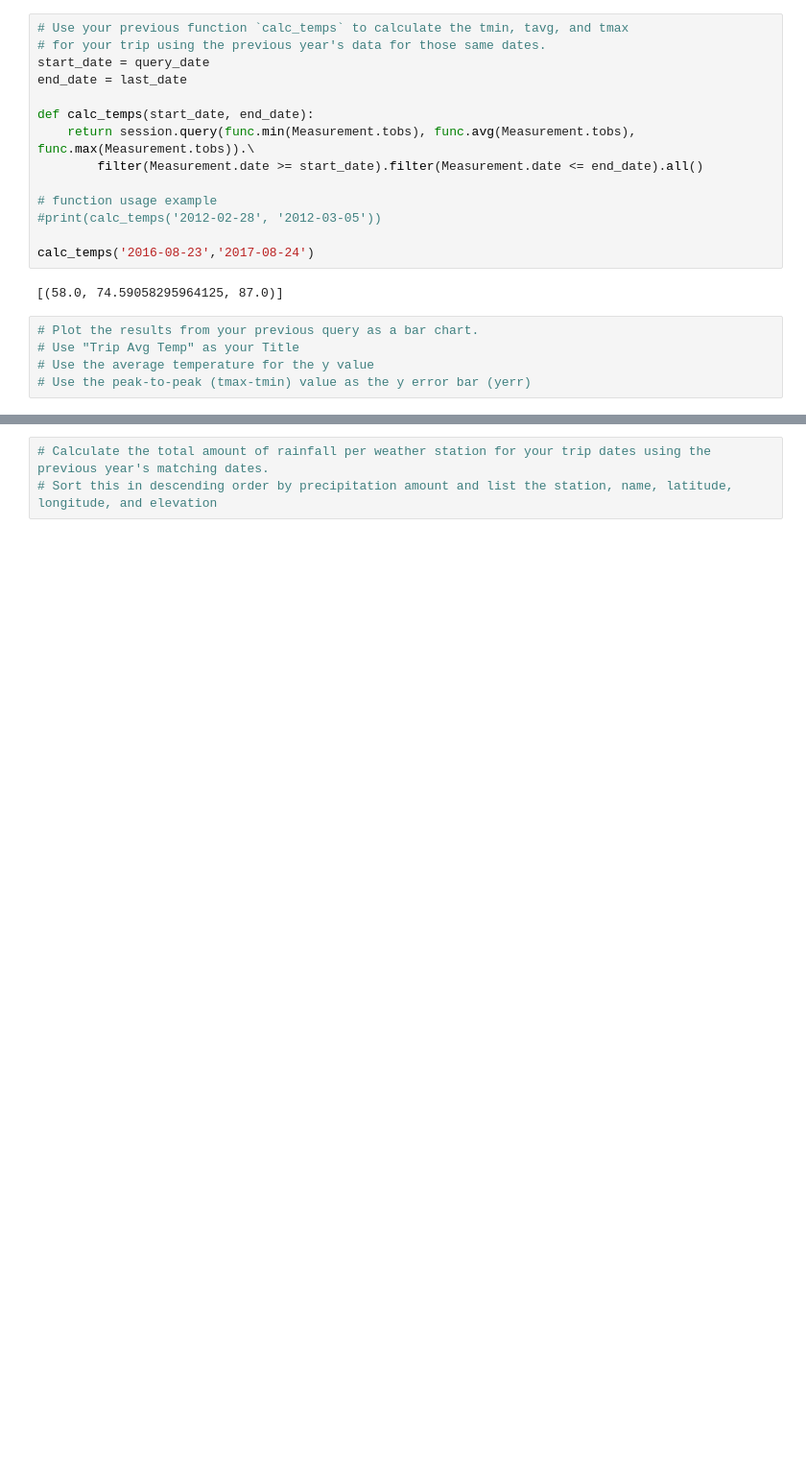
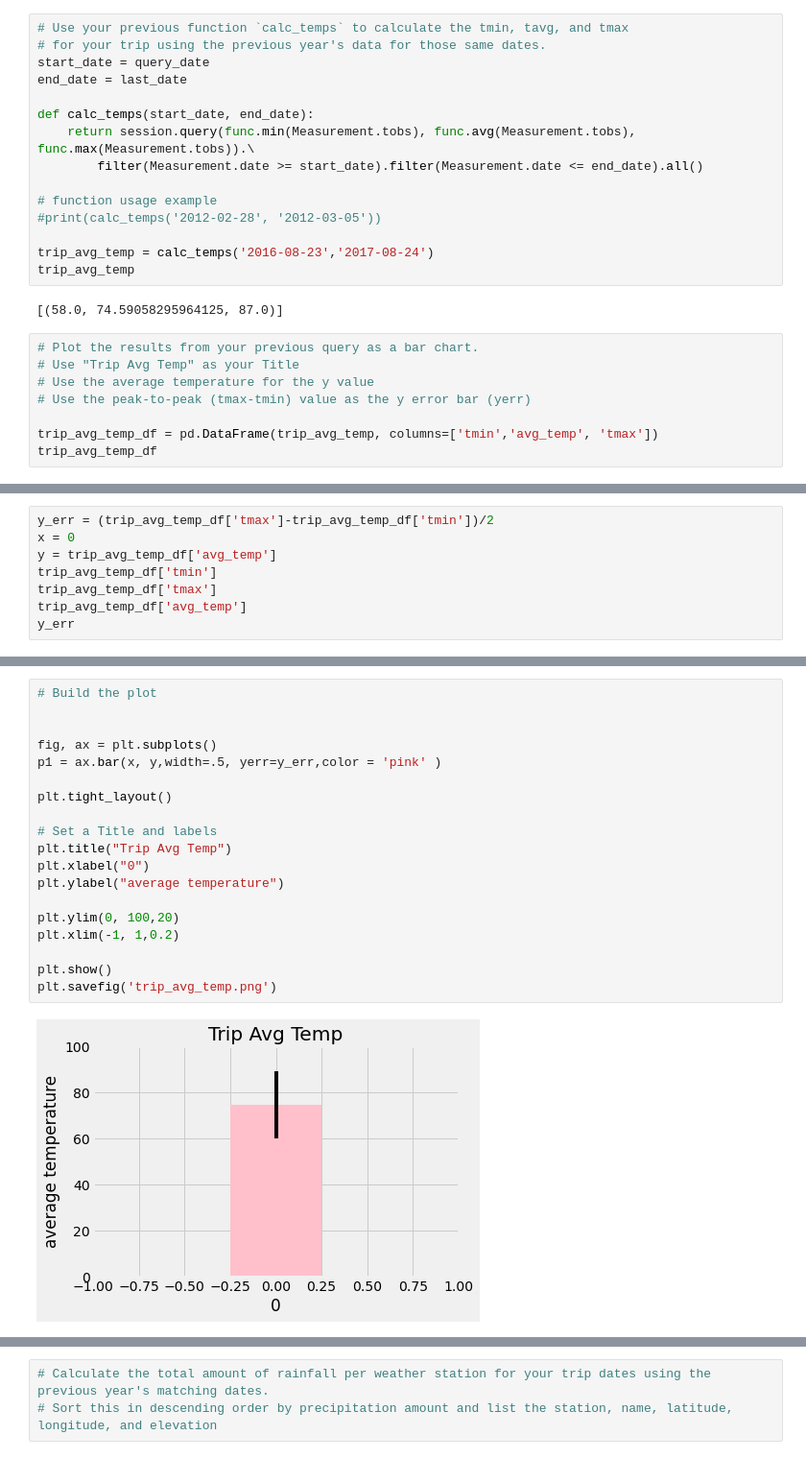
Before and after one commit to PamTT/sqlalchemy-challenge, a Jupyter notebook: climate_starter.ipynb, the cells around one changed output, grey strips where cells are left out. Shown at 96% size. Drawn from its saved outputs; the diff is of its cells as text; blank space fills up the shorter version.

```diff
--- a/climate_starter.ipynb
+++ b/climate_starter.ipynb
@@ -576,7 +589,8 @@ def calc_temps(start_date, end_date):
 # function usage example
 #print(calc_temps('2012-02-28', '2012-03-05'))
 
-calc_temps('2016-08-23','2017-08-24')
+trip_avg_temp = calc_temps('2016-08-23','2017-08-24')
+trip_avg_temp
 # %% [output]
 [(58.0, 74.59058295964125, 87.0)]
 # %%
@@ -584,3 +598,6 @@ calc_temps('2016-08-23','2017-08-24')
 # Use "Trip Avg Temp" as your Title
 # Use the average temperature for the y value
 # Use the peak-to-peak (tmax-tmin) value as the y error bar (yerr)
+
+trip_avg_temp_df = pd.DataFrame(trip_avg_temp, columns=['tmin','avg_temp', 'tmax'])
+trip_avg_temp_df
@@ -586,0 +607,8 @@ calc_temps('2016-08-23','2017-08-24')
+# %%
+y_err = (trip_avg_temp_df['tmax']-trip_avg_temp_df['tmin'])/2
+x = 0
+y = trip_avg_temp_df['avg_temp']
+trip_avg_temp_df['tmin']
+trip_avg_temp_df['tmax']
+trip_avg_temp_df['avg_temp']
+y_err
@@ -586,0 +618,21 @@ calc_temps('2016-08-23','2017-08-24')
+# %%
+# Build the plot
+
+
+fig, ax = plt.subplots()
+p1 = ax.bar(x, y,width=.5, yerr=y_err,color = 'pink' )
+
+plt.tight_layout()
+
+# Set a Title and labels
+plt.title("Trip Avg Temp")
+plt.xlabel("0")
+plt.ylabel("average temperature")
+
+plt.ylim(0, 100,20)
+plt.xlim(-1, 1,0.2)
+
+plt.show()
+plt.savefig('trip_avg_temp.png')
+# %% [output]
+[figure, added]
```
Also changed, not shown: parts of 9 cells of this notebook, 2 other files.
